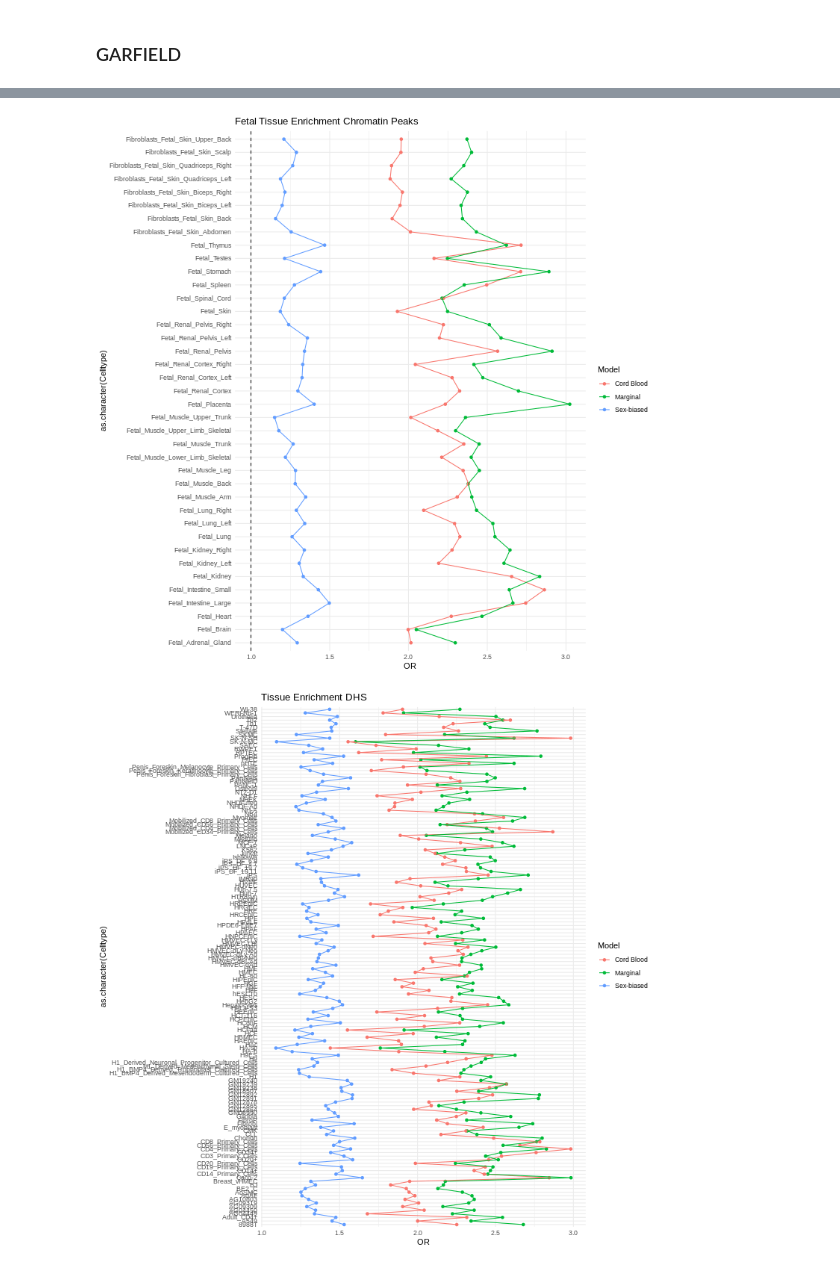
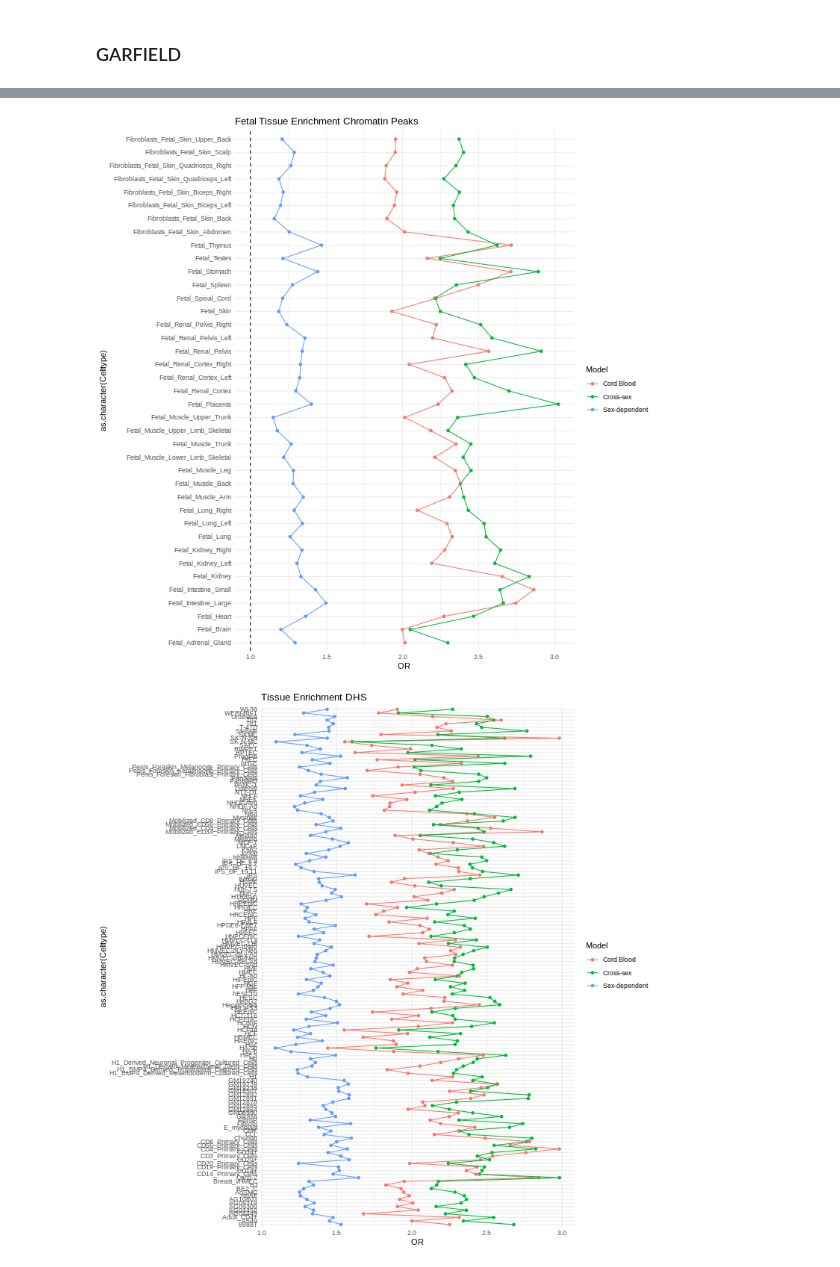
Before and after one commit to wilcas/sex_specific_mQTL, a Jupyter notebook: delahaye_mQTL_analyses/mQTL_meta_analysis.ipynb, the cells around one changed output, grey strips where cells are left out. Saved outputs shown, nothing was run; the diff lists cells and outputs as text; code cells hidden in the pictures.

Commit message:
colocalization pdate and GARFIELD figure modification

```diff
--- a/delahaye_mQTL_analyses/mQTL_meta_analysis.ipynb
+++ b/delahaye_mQTL_analyses/mQTL_meta_analysis.ipynb
@@ -716,8 +716,8 @@ print(
 garfield_marginal <- fread("../../1kg_ld_data/output/mqtl_delahaye_richs_meta/garfield.test.mqtl_delahaye_richs_meta.out")
 garfield_sex <- fread("../../1kg_ld_data/output/mqtl_delahaye_richs_sex_meta/garfield.test.mqtl_delahaye_richs_sex_meta.out")
 garfield_cord <- fread("../../1kg_ld_data/output/mqtl_aries_cord/garfield.test.mqtl_aries_cord.out")
-garfield_sex$Model = "Sex-biased"
-garfield_marginal$Model = "Marginal"
+garfield_sex$Model = "Sex-dependent"
+garfield_marginal$Model = "Cross-sex"
 garfield_cord$Model = "Cord Blood"
 garfield <- rbindlist(list(garfield_marginal, garfield_sex,garfield_cord))[Category == "Chromatin_States" & PThresh == 1e-8]
 print(head(garfield_marginal))
@@ -817,2 +817,2 @@ print(p)
-[figure, old version]
+[figure, new version]
-[figure, old version]
+[figure, new version]
```
Also changed, not shown: parts of 1 cell of this notebook, 3 other files.
